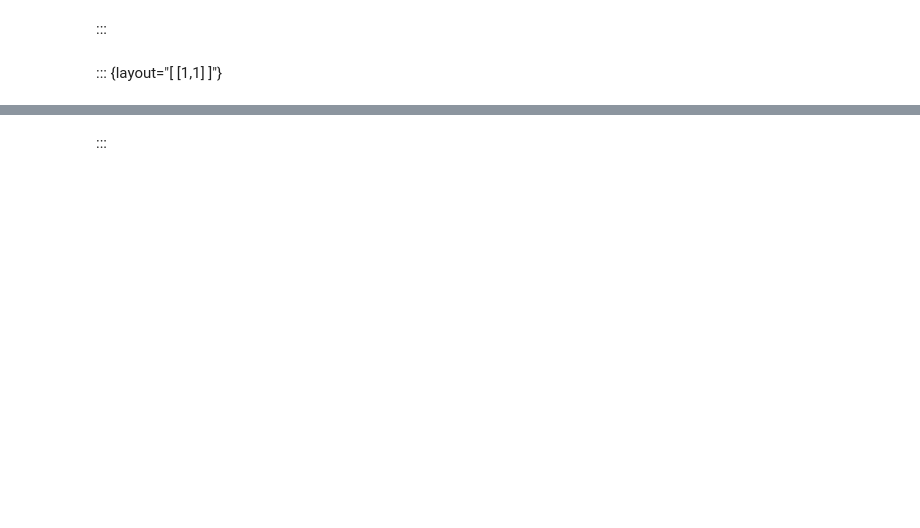
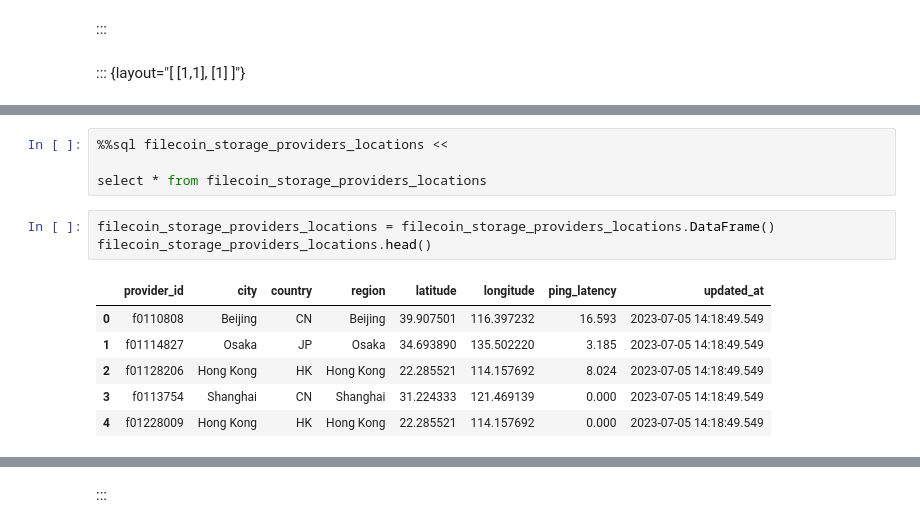
Before and after one commit to davidgasquez/filecoin-data-portal, a Jupyter notebook: reports/storage_providers.ipynb, the cells around one changed output, grey strips where cells are left out. Cells and saved outputs as stored; diff of their text form; blank space fills up the shorter version.

```diff
--- a/reports/storage_providers.ipynb
+++ b/reports/storage_providers.ipynb
@@ -190,7 +184,7 @@ c.display()
 # %% [markdown]
 :::
 # %% [markdown]
-::: {layout="[ [1,1] ]"}
+::: {layout="[ [1,1], [1] ]"}
 # %%
 # | output: true
 
@@ -274,3 +268,17 @@ line = (
 # %% [output]
 ### Storage Providers With Power over Time Growth Rate (7 Days Rolling Mean)
 [interactive output not drawn]
+# %%
+%%sql filecoin_storage_providers_locations <<
+
+select * from filecoin_storage_providers_locations
+# %%
+filecoin_storage_providers_locations = filecoin_storage_providers_locations.DataFrame()
+filecoin_storage_providers_locations.head()
+# %% [output]
+|  | provider_id | city | country | region | latitude | longitude | ping_latency | updated_at |
+| 0 | f0110808 | Beijing | CN | Beijing | 39.907501 | 116.397232 | 16.593 | 2023-07-05 14:18:49.549 |
+| 1 | f01114827 | Osaka | JP | Osaka | 34.693890 | 135.502220 | 3.185 | 2023-07-05 14:18:49.549 |
+| 2 | f01128206 | Hong Kong | HK | Hong Kong | 22.285521 | 114.157692 | 8.024 | 2023-07-05 14:18:49.549 |
+| 3 | f0113754 | Shanghai | CN | Shanghai | 31.224333 | 121.469139 | 0.000 | 2023-07-05 14:18:49.549 |
+| 4 | f01228009 | Hong Kong | HK | Hong Kong | 22.285521 | 114.157692 | 0.000 | 2023-07-05 14:18:49.549 |
```
Also changed, not shown: parts of 8 cells of this notebook, 3 other files.
